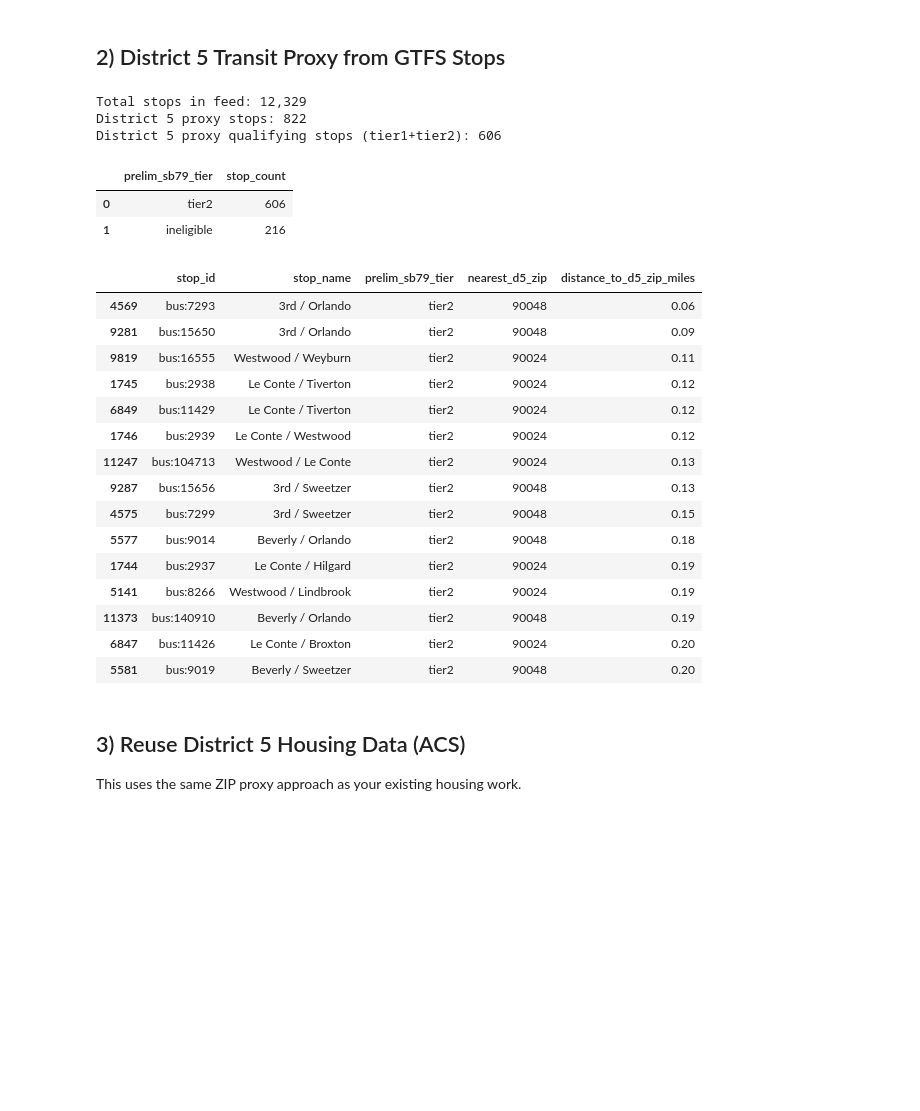
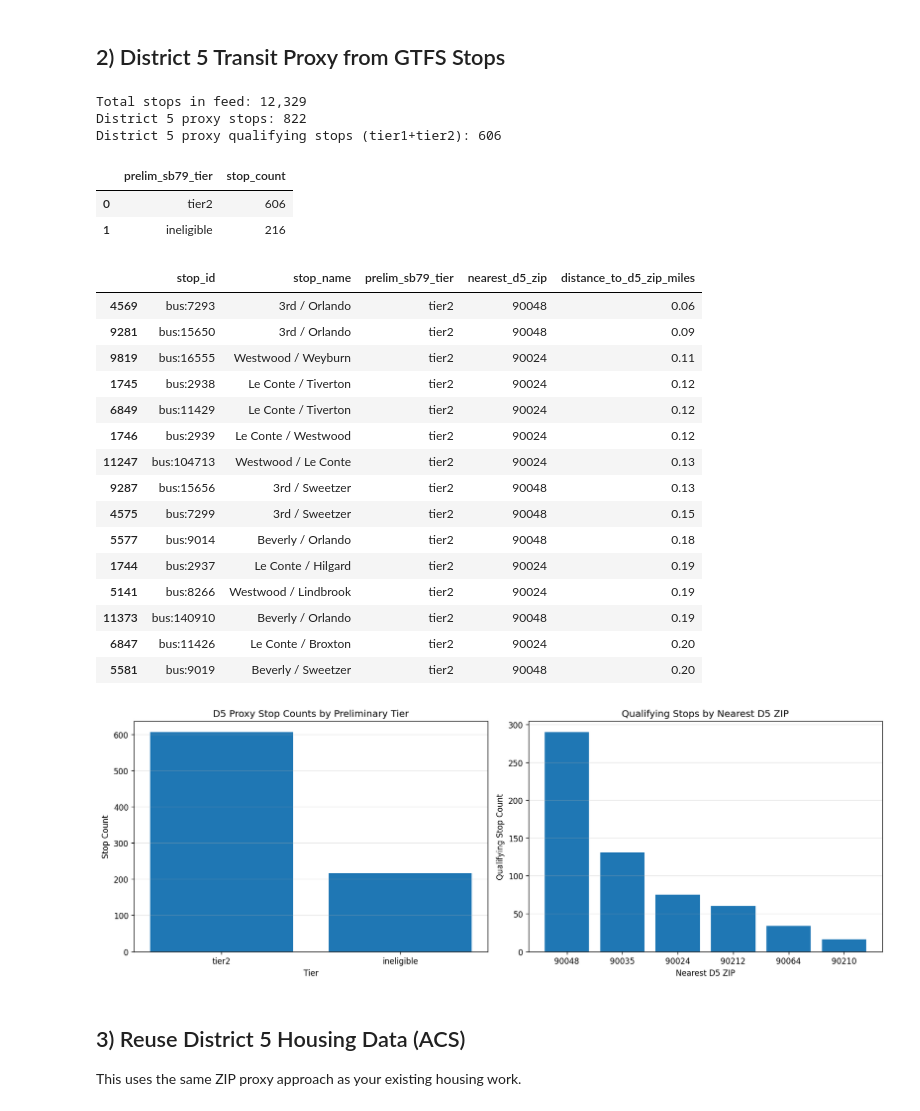
Before and after one commit to Quintinlf/district5-housing-dashboard, a Jupyter notebook: sb79_tod_housing_analysis.ipynb, the cells around one changed output. Cells and saved outputs as stored; diff of their text form; code cells hidden in the pictures; blank space fills up the shorter version.

```diff
--- a/sb79_tod_housing_analysis.ipynb
+++ b/sb79_tod_housing_analysis.ipynb
@@ -71,41 +71,66 @@ stop_df = pd.read_csv(stop_csv)
 tagged_df = tag_d5_proxy_stops(stop_df, max_miles=2.5)
 d5_tier_summary = summarize_d5_proxy_tiers(tagged_df)
 
-d5_qualifying = tagged_df[(tagged_df["is_d5_proxy_stop"]) & (tagged_df["prelim_sb79_tier"].isin(["tier1", "tier2"]))]
+d5_qualifying = tagged_df[
+    (tagged_df["is_d5_proxy_stop"])
+    & (tagged_df["prelim_sb79_tier"].isin(["tier1", "tier2"]))
+]
 
 print(f"Total stops in feed: {len(tagged_df):,}")
 print(f"District 5 proxy stops: {tagged_df['is_d5_proxy_stop'].sum():,}")
 print(f"District 5 proxy qualifying stops (tier1+tier2): {len(d5_qualifying):,}")
 
 display(d5_tier_summary)
-display(
+top_qualifying = (
     d5_qualifying[["stop_id", "stop_name", "prelim_sb79_tier", "nearest_d5_zip", "distance_to_d5_zip_miles"]]
     .sort_values(["prelim_sb79_tier", "distance_to_d5_zip_miles"])
     .head(15)
 )
+display(top_qualifying)
+
+# Visual add-on for Cell 6: tier composition + qualifying-stop distribution by nearest D5 ZIP
+fig, axes = plt.subplots(1, 2, figsize=(14, 5), dpi=120)
+
+tier_plot = d5_tier_summary.copy()
+axes[0].bar(tier_plot["prelim_sb79_tier"], tier_plot["stop_count"])
+axes[0].set_title("D5 Proxy Stop Counts by Preliminary Tier")
+axes[0].set_xlabel("Tier")
+axes[0].set_ylabel("Stop Count")
+axes[0].grid(axis="y", alpha=0.3)
+
+zip_mix = d5_qualifying["nearest_d5_zip"].value_counts().sort_values(ascending=False)
+axes[1].bar(zip_mix.index, zip_mix.values)
+axes[1].set_title("Qualifying Stops by Nearest D5 ZIP")
+axes[1].set_xlabel("Nearest D5 ZIP")
+axes[1].set_ylabel("Qualifying Stop Count")
+axes[1].grid(axis="y", alpha=0.3)
+
+plt.tight_layout()
+plt.show()
 # %% [output]
 Total stops in feed: 12,329
 District 5 proxy stops: 822
 District 5 proxy qualifying stops (tier1+tier2): 606
 |  | prelim_sb79_tier | stop_count |
 | 0 | tier2 | 606 |
 | 1 | ineligible | 216 |
 |  | stop_id | stop_name | prelim_sb79_tier | nearest_d5_zip | distance_to_d5_zip_miles |
 | 4569 | bus:7293 | 3rd / Orlando | tier2 | 90048 | 0.06 |
 | 9281 | bus:15650 | 3rd / Orlando | tier2 | 90048 | 0.09 |
 | 9819 | bus:16555 | Westwood / Weyburn | tier2 | 90024 | 0.11 |
 | 1745 | bus:2938 | Le Conte / Tiverton | tier2 | 90024 | 0.12 |
 | 6849 | bus:11429 | Le Conte / Tiverton | tier2 | 90024 | 0.12 |
 | 1746 | bus:2939 | Le Conte / Westwood | tier2 | 90024 | 0.12 |
 | 11247 | bus:104713 | Westwood / Le Conte | tier2 | 90024 | 0.13 |
 | 9287 | bus:15656 | 3rd / Sweetzer | tier2 | 90048 | 0.13 |
 | 4575 | bus:7299 | 3rd / Sweetzer | tier2 | 90048 | 0.15 |
 | 5577 | bus:9014 | Beverly / Orlando | tier2 | 90048 | 0.18 |
 | 1744 | bus:2937 | Le Conte / Hilgard | tier2 | 90024 | 0.19 |
 | 5141 | bus:8266 | Westwood / Lindbrook | tier2 | 90024 | 0.19 |
 | 11373 | bus:140910 | Beverly / Orlando | tier2 | 90048 | 0.19 |
 | 6847 | bus:11426 | Le Conte / Broxton | tier2 | 90024 | 0.20 |
 | 5581 | bus:9019 | Beverly / Sweetzer | tier2 | 90048 | 0.20 |
+[figure, added]
 # %% [markdown]
 ## 3) Reuse District 5 Housing Data (ACS)
 
```
Also changed, not shown: parts of 4 cells of this notebook.
